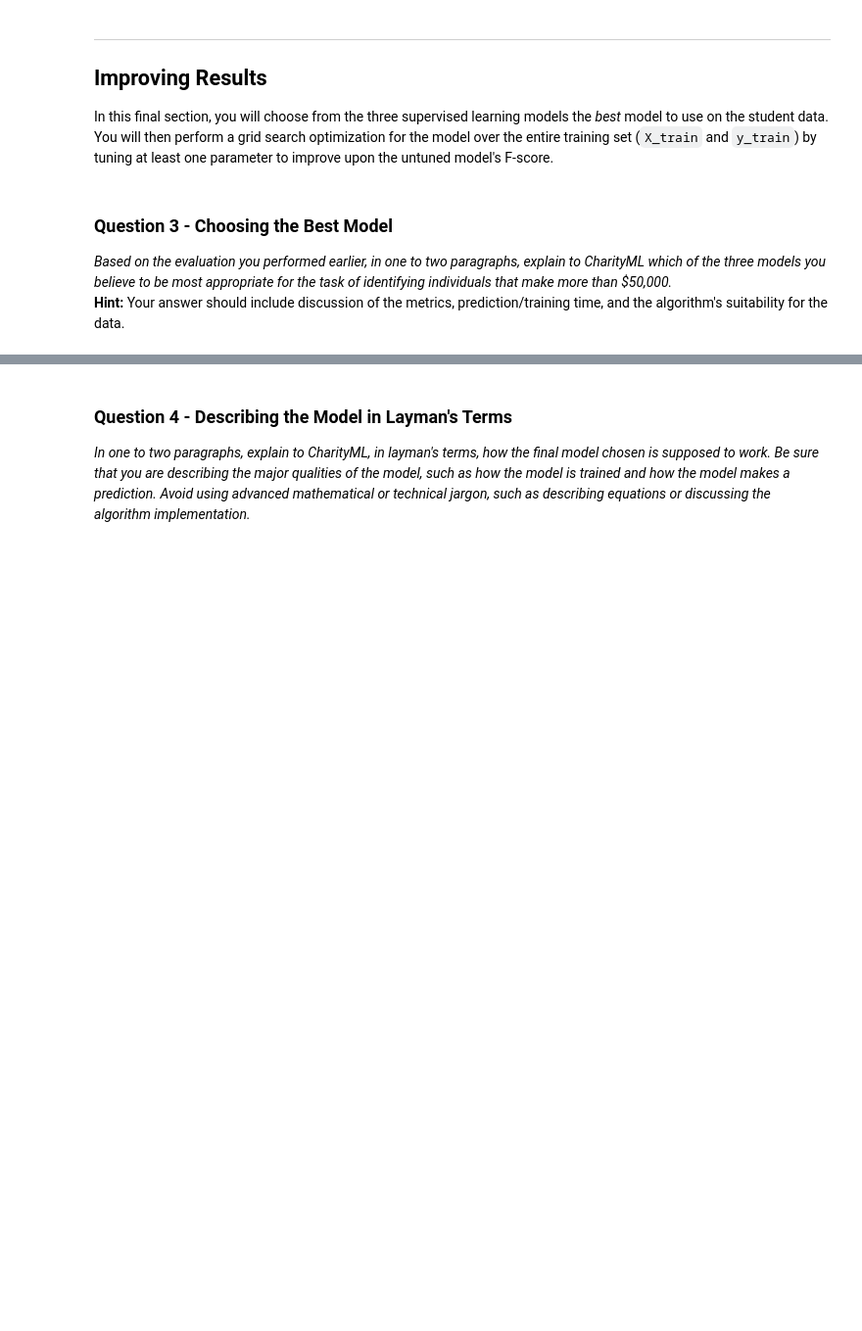
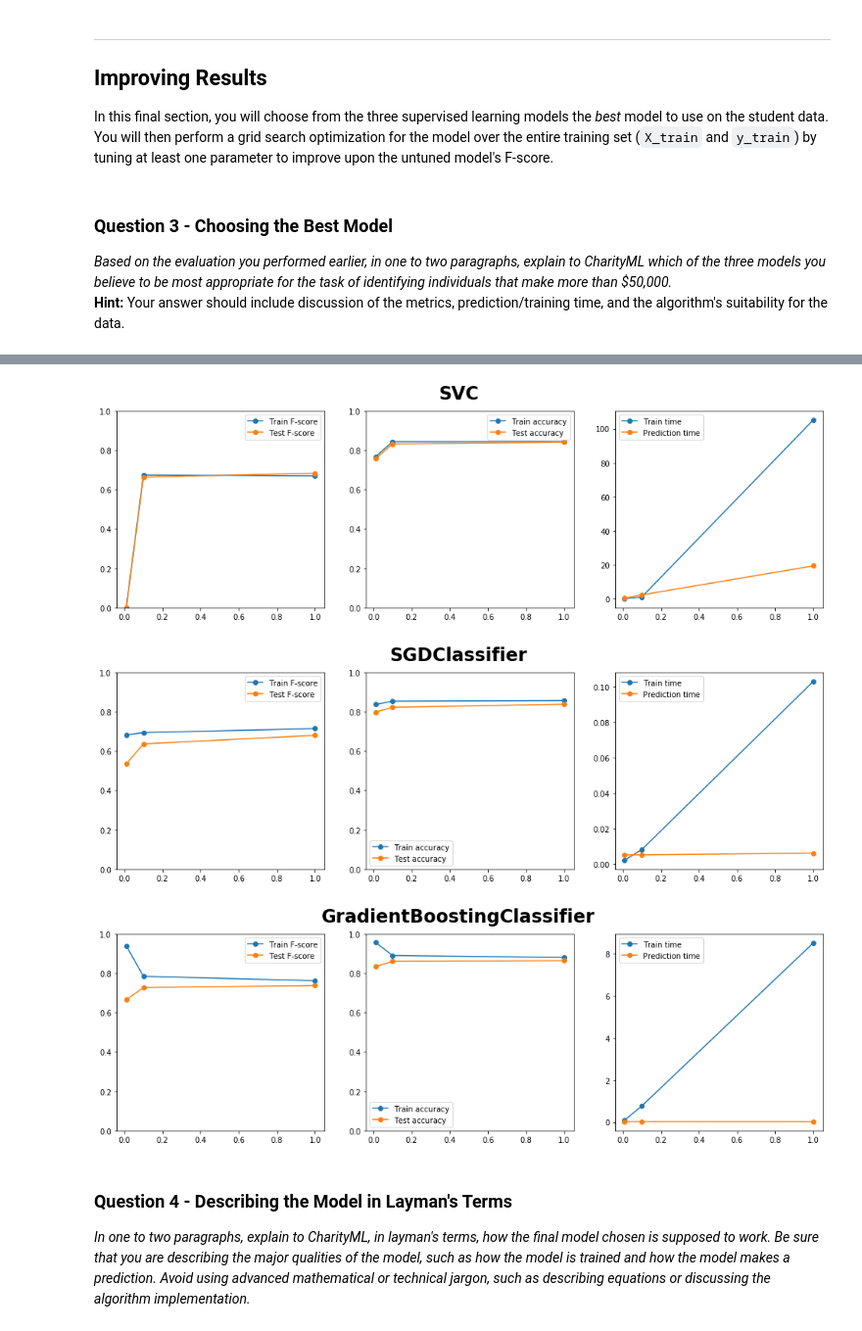
Before and after one commit to consideRatio/machine-learning, a Jupyter notebook: projects/finding_donors/finding_donors.ipynb, the cells around one changed output, grey strips where cells are left out. Shown: that part at 98% size. Drawn from its saved outputs; the diff is of its cells as text; code cells hidden in the pictures; blank space fills up the shorter version.

```diff
--- a/projects/finding_donors/finding_donors.ipynb
+++ b/projects/finding_donors/finding_donors.ipynb
@@ -567,6 +570,48 @@ vs.evaluate(filter_results([clf_A, clf_B, clf_C]), accuracy, fscore)
 #vs.evaluate(filter_results([clf_G, clf_H]), accuracy, fscore)
 # %% [output]
 [figure]
+# %%
+# NOTE: I wanted to visualize learning curves when answering Question 3.
+
+import matplotlib.pyplot as plt
+
+training_set_size = [0.01, 0.1, 1]
+plots = [
+    {'keys': ['f_train', 'f_test'], 'labels': ['Train F-score', 'Test F-score']},
+    {'keys': ['acc_train', 'acc_test'], 'labels': ['Train accuracy', 'Test accuracy']},
+    {'keys': ['train_time', 'pred_time'], 'labels': ['Train time', 'Prediction time']},
+]
+
+def plot_learning_curves(clf):
+    if isinstance(clf, list):
+        for c in clf:
+            plot_learning_curves(c)
+        return
+
+    clf_name = clf.__class__.__name__
+    values_dict = {}
+    for i in [0, 1, 2]:
+        for k, v in all_results[clf_name][i].iteritems():
+            if i == 0:
+                values_dict[k] = []
+            values_dict[k].append(v)
+
+    fig = plt.gcf()
+    fig.set_size_inches(16.8, 4.8)
+    fig.suptitle(clf_name, fontsize=24, fontweight='bold')
+
+    for plot_index, plot_info in enumerate(plots):
+        plt.subplot(1,3,plot_index+1)
+
+        for i in range(0, len(plot_info['keys'])):
+            plt.plot(training_set_size, values_dict[plot_info['keys'][i]], '-o', label=plot_info['labels'][i])
+
+        axes = plt.gca()
+        if plot_index <= 1:
+            axes.set_ylim([0, 1])
+
+        plt.legend()
+    plt.show()
 # %% [markdown]
 ----
 ## Improving Results
@@ -600,4 +651,11 @@ Comparing the metrics of the default parameterisation of the three models: SVC,
 I deem the booster to be the preferred choice based on the metrics, even though the SGDC is a quicker learner and predicter, that is not so essential. The dataset I have to work with is finite and spending about ten seconds for the training of the booster is acceptable. The F-score seems to me as the most important consideration, and the boosters F-score (0.74) beats the SGDC (0.68)
+# %%
+# NOTE: I utilize code I wrote in a cell above for this question.
+plot_learning_curves([clf_A, clf_B, clf_C])
+# %% [output]
+[figure, added]
+[figure, added]
+[figure, added]
 # %% [markdown]
 ### Question 4 - Describing the Model in Layman's Terms
 *In one to two paragraphs, explain to *CharityML*, in layman's terms, how the final model chosen is supposed to work. Be sure that you are describing the major qualities of the model, such as how the model is trained and how the model makes a prediction. Avoid using advanced mathematical or technical jargon, such as describing equations or discussing the algorithm implementation.*
```
Also changed, not shown: parts of 10 cells of this notebook, 1 other file.
